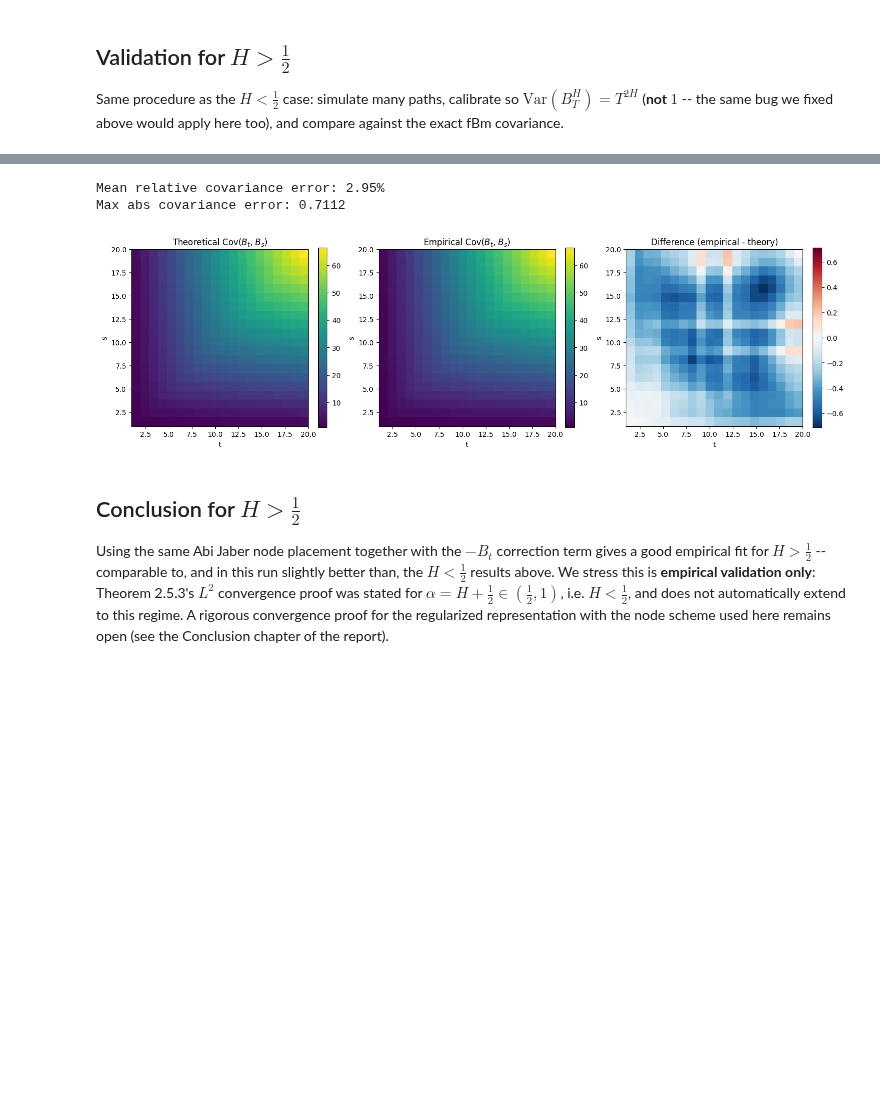
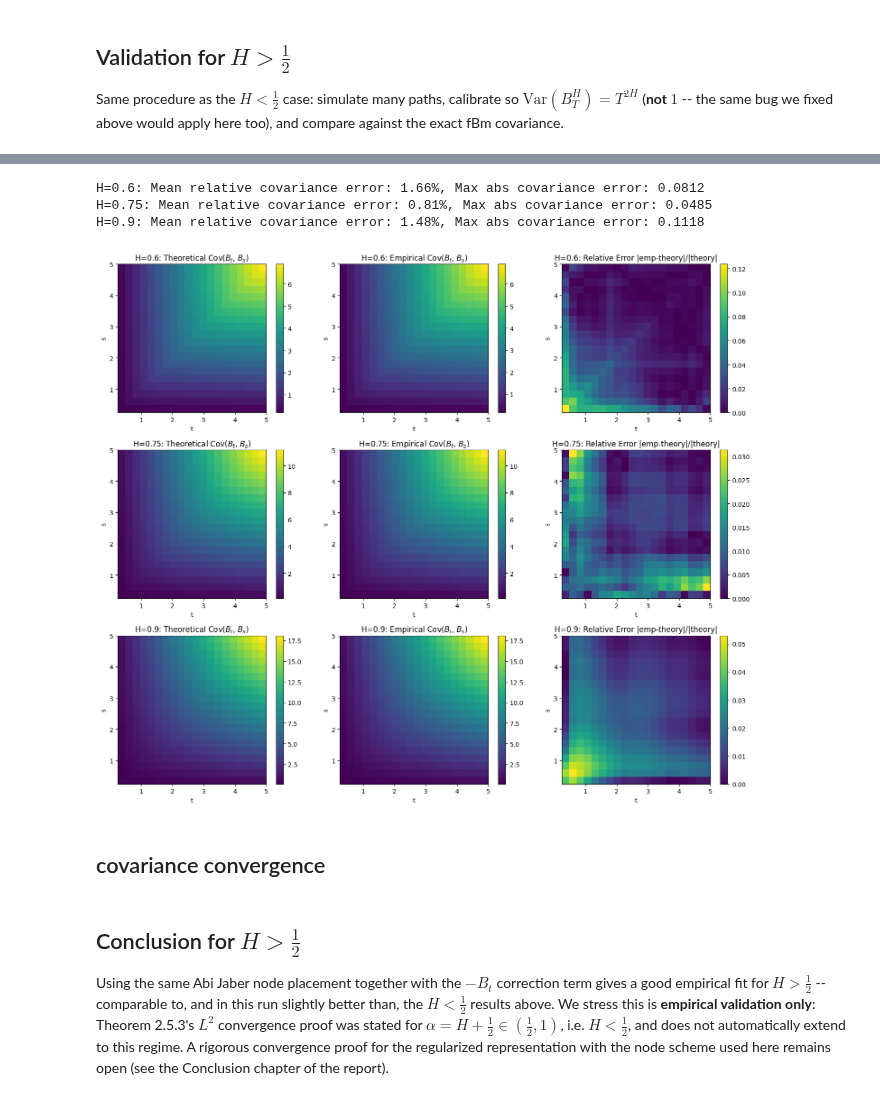
Before and after one commit to tom-rex/fBm_Carnegie_Implementation, a Jupyter notebook: OU_fBm_approx.ipynb, the cells around one changed output, grey strips where cells are left out. Saved outputs shown, nothing was run; the diff lists cells and outputs as text; code cells hidden in the pictures; blank space fills up the shorter version.

```diff
--- a/OU_fBm_approx.ipynb
+++ b/OU_fBm_approx.ipynb
@@ -587,38 +655,60 @@ plt.show()
 # %%
-start = max(1, int(0.05 * n_steps))
-sub_idx = np.linspace(start, n_steps, 20, dtype=int)
-t_sub = sub_idx * (T / n_steps)
+H_list = [0.60, 0.75, 0.90]
 
-C_hat_gt = (B_all_gt_calibrated[:, sub_idx].T @ B_all_gt_calibrated[:, sub_idx]) / M
-Tg, Sg = np.meshgrid(t_sub, t_sub)
-C_true_gt = np.array([[cov_true_fBm(si, tj, H) for tj in t_sub] for si in t_sub])
-diff_gt = C_hat_gt - C_true_gt
+T = 5
+n_steps = 500
+n = 100
+r = default_rn(n)
+M = 5000
 
-rel_err_gt = np.abs(diff_gt) / (np.abs(C_true_gt) + 1e-8)
-mean_rel_err_gt = rel_err_gt[np.abs(C_true_gt) > 0.05].mean()
+fig, axes = plt.subplots(3, 3, figsize=(15, 12.5))
 
-print(f"Mean relative covariance error: {mean_rel_err_gt*100:.2f}%")
-print(f"Max abs covariance error: {np.abs(diff_gt).max():.4f}")
+for row, H in enumerate(H_list):
+    rng = np.random.default_rng(0)
+    B_all_gt = simulate_fBm_paths_gt_half(H, r, n, T, n_steps, M, rng)
 
-fig, axes = plt.subplots(1, 3, figsize=(15, 4.3))
-im0 = axes[0].imshow(C_true_gt, origin='lower', extent=[t_sub[0], T, t_sub[0], T], cmap='viridis')
-axes[0].set_title('Theoretical Cov($B_t$, $B_s$)')
-axes[0].set_xlabel('t'); axes[0].set_ylabel('s')
-fig.colorbar(im0, ax=axes[0], fraction=0.046)
+    target_var_at_T = T**(2*H)
+    empirical_var_at_T = (B_all_gt[:, -1]**2).mean()
+    scale_correction_gt = np.sqrt(target_var_at_T / empirical_var_at_T)
+    B_all_gt_calibrated = B_all_gt * scale_correction_gt
 
-im1 = axes[1].imshow(C_hat_gt, origin='lower', extent=[t_sub[0], T, t_sub[0], T], cmap='viridis')
-axes[1].set_title('Empirical Cov($B_t$, $B_s$)')
-axes[1].set_xlabel('t'); axes[1].set_ylabel('s')
-fig.colorbar(im1, ax=axes[1], fraction=0.046)
+    start = max(1, int(0.05 * n_steps))
+    sub_idx = np.linspace(start, n_steps, 20, dtype=int)
+    t_sub = sub_idx * (T / n_steps)
 
-im2 = axes[2].imshow(diff_gt, origin='lower', extent=[t_sub[0], T, t_sub[0], T],
-                      cmap='RdBu_r', vmin=-np.abs(diff_gt).max(), vmax=np.abs(diff_gt).max())
-axes[2].set_title('Difference (empirical - theory)')
-axes[2].set_xlabel('t'); axes[2].set_ylabel('s')
-fig.colorbar(im2, ax=axes[2], fraction=0.046)
+    C_hat_gt = (B_all_gt_calibrated[:, sub_idx].T @ B_all_gt_calibrated[:, sub_idx]) / M
+    Tg, Sg = np.meshgrid(t_sub, t_sub)
+    C_true_gt = np.array([[cov_true_fBm(si, tj, H) for tj in t_sub] for si in t_sub])
+
+    abs_diff_gt = np.abs(C_hat_gt - C_true_gt)
+    rel_err_gt = abs_diff_gt / (np.abs(C_true_gt) + 1e-8)
+
+    mean_rel_err_gt = rel_err_gt[np.abs(C_true_gt) > 0.05].mean()
+    print(f"H={H}: Mean relative covariance error: {mean_rel_err_gt*100:.2f}%, "
+          f"Max abs covariance error: {abs_diff_gt.max():.4f}")
+
+    im0 = axes[row, 0].imshow(C_true_gt, origin='lower', extent=[t_sub[0], T, t_sub[0], T], cmap='viridis')
+    axes[row, 0].set_title(f'H={H}: Theoretical Cov($B_t$, $B_s$)')
+    axes[row, 0].set_xlabel('t'); axes[row, 0].set_ylabel('s')
+    fig.colorbar(im0, ax=axes[row, 0], fraction=0.046)
+
+    im1 = axes[row, 1].imshow(C_hat_gt, origin='lower', extent=[t_sub[0], T, t_sub[0], T], cmap='viridis')
+    axes[row, 1].set_title(f'H={H}: Empirical Cov($B_t$, $B_s$)')
+    axes[row, 1].set_xlabel('t'); axes[row, 1].set_ylabel('s')
+    fig.colorbar(im1, ax=axes[row, 1], fraction=0.046)
+
+    im2 = axes[row, 2].imshow(rel_err_gt, origin='lower', extent=[t_sub[0], T, t_sub[0], T],
+                               cmap='viridis', vmin=0)
+    axes[row, 2].set_title(f'H={H}: Relative Error |emp-theory|/|theory|')
+    axes[row, 2].set_xlabel('t'); axes[row, 2].set_ylabel('s')
+    fig.colorbar(im2, ax=axes[row, 2], fraction=0.046)
+
 plt.tight_layout()
 plt.show()
 # %% [output]
-Mean relative covariance error: 2.95%
-Max abs covariance error: 0.7112
+H=0.6: Mean relative covariance error: 1.66%, Max abs covariance error: 0.0812
+H=0.75: Mean relative covariance error: 0.81%, Max abs covariance error: 0.0485
+H=0.9: Mean relative covariance error: 1.48%, Max abs covariance error: 0.1118
-[figure, old version]
+[figure, new version]
+# %% [markdown]
+## covariance convergence
```
Also changed, not shown: parts of 9 cells of this notebook, 7 other files.
